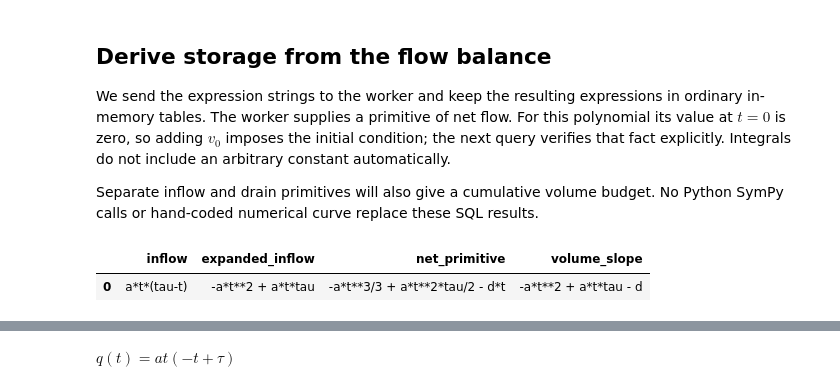
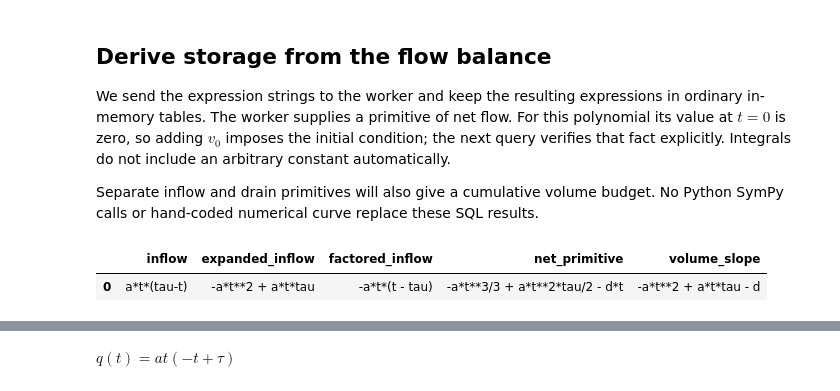
Before and after one commit to Query-farm/vgi-sympy, a Jupyter notebook: notebooks/01_reservoir_storage.ipynb, the cells around one changed output, grey strips where cells are left out. Drawn from its saved outputs; the diff is of its cells as text; code cells hidden in the pictures.

```diff
--- a/notebooks/01_reservoir_storage.ipynb
+++ b/notebooks/01_reservoir_storage.ipynb
@@ -106,27 +112,27 @@ Separate inflow and drain primitives will also give a cumulative volume budget.
 # %%
 %%sql
 CREATE OR REPLACE TABLE parameters AS
 SELECT {{ DURATION_MIN }}::DOUBLE AS tau, {{ PULSE_A_L_MIN3 }}::DOUBLE AS a,
        {{ DRAIN_L_MIN }}::DOUBLE AS d, {{ INITIAL_VOLUME_L }}::DOUBLE AS v0;
 
 CREATE OR REPLACE TABLE model AS
 WITH source AS (
   SELECT 'a*t*(tau-t)' AS inflow, 'a*t*(tau-t)-d' AS net_flow
 ), primitives AS (
   SELECT *, sympy.main.integrate(inflow, 't') AS inflow_primitive,
          sympy.main.integrate('d', 't') AS drain_primitive,
          sympy.main.integrate(net_flow, 't') AS net_primitive
   FROM source
 ), storage AS (
   SELECT *, 'v0 + (' || net_primitive || ')' AS volume FROM primitives
 )
 SELECT *, sympy.main.differentiate(volume, 't') AS volume_slope,
        sympy.main.differentiate(sympy.main.differentiate(volume, 't'), 't') AS volume_curvature,
        sympy.main.expand(inflow) AS expanded_inflow,
        sympy.main.factor(sympy.main.expand(inflow)) AS factored_inflow
 FROM storage;
 
-SELECT inflow, expanded_inflow, net_primitive, volume_slope FROM model;
+SELECT inflow, expanded_inflow, factored_inflow, net_primitive, volume_slope FROM model;
 # %% [output]
-|  | inflow | expanded_inflow | net_primitive | volume_slope |
-| 0 | a*t*(tau-t) | -a*t**2 + a*t*tau | -a*t**3/3 + a*t**2*tau/2 - d*t | -a*t**2 + a*t*tau - d |
+|  | inflow | expanded_inflow | factored_inflow | net_primitive | volume_slope |
+| 0 | a*t*(tau-t) | -a*t**2 + a*t*tau | -a*t*(t - tau) | -a*t**3/3 + a*t**2*tau/2 - d*t | -a*t**2 + a*t*tau - d |
```
Also changed, not shown: parts of 21 cells of this notebook, 13 other files.
